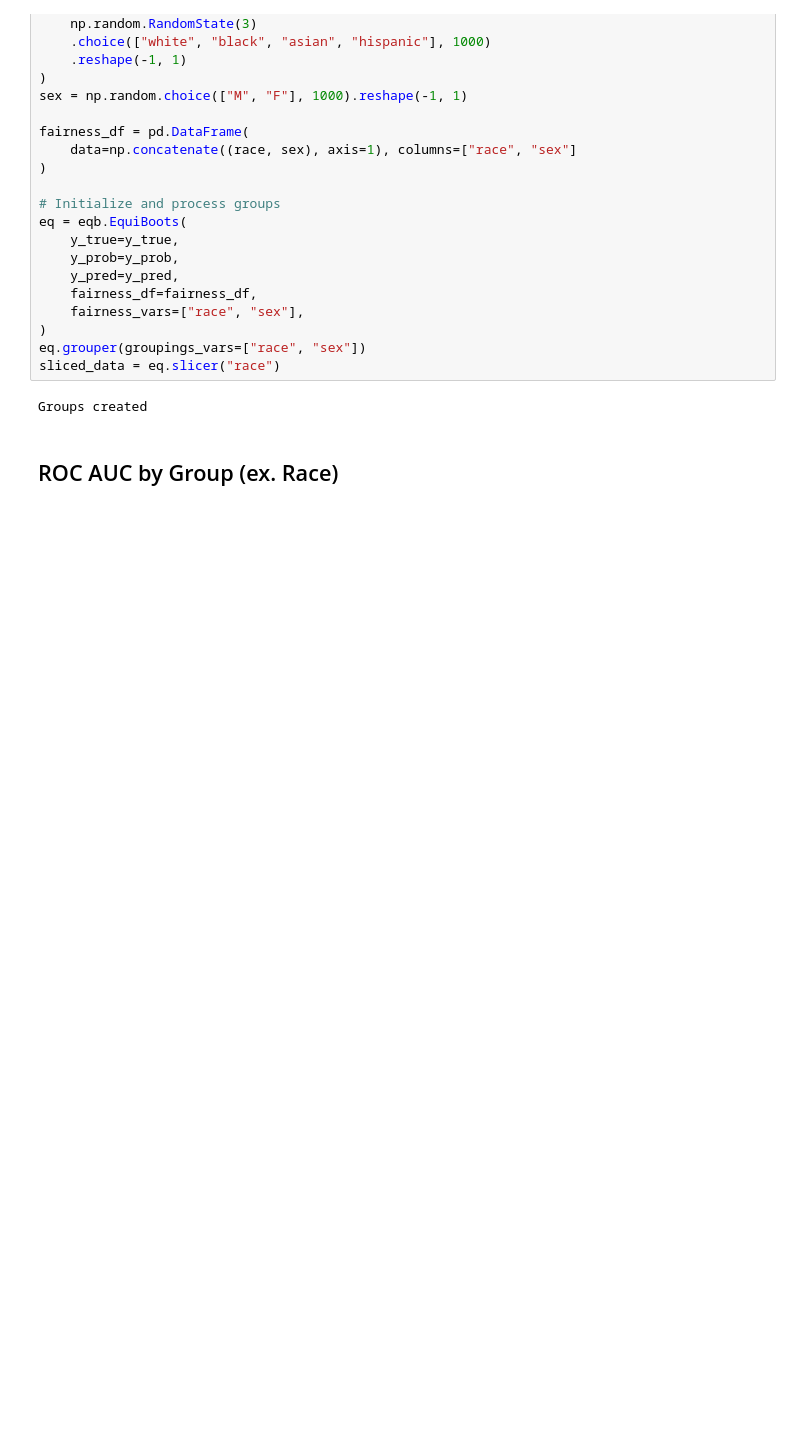
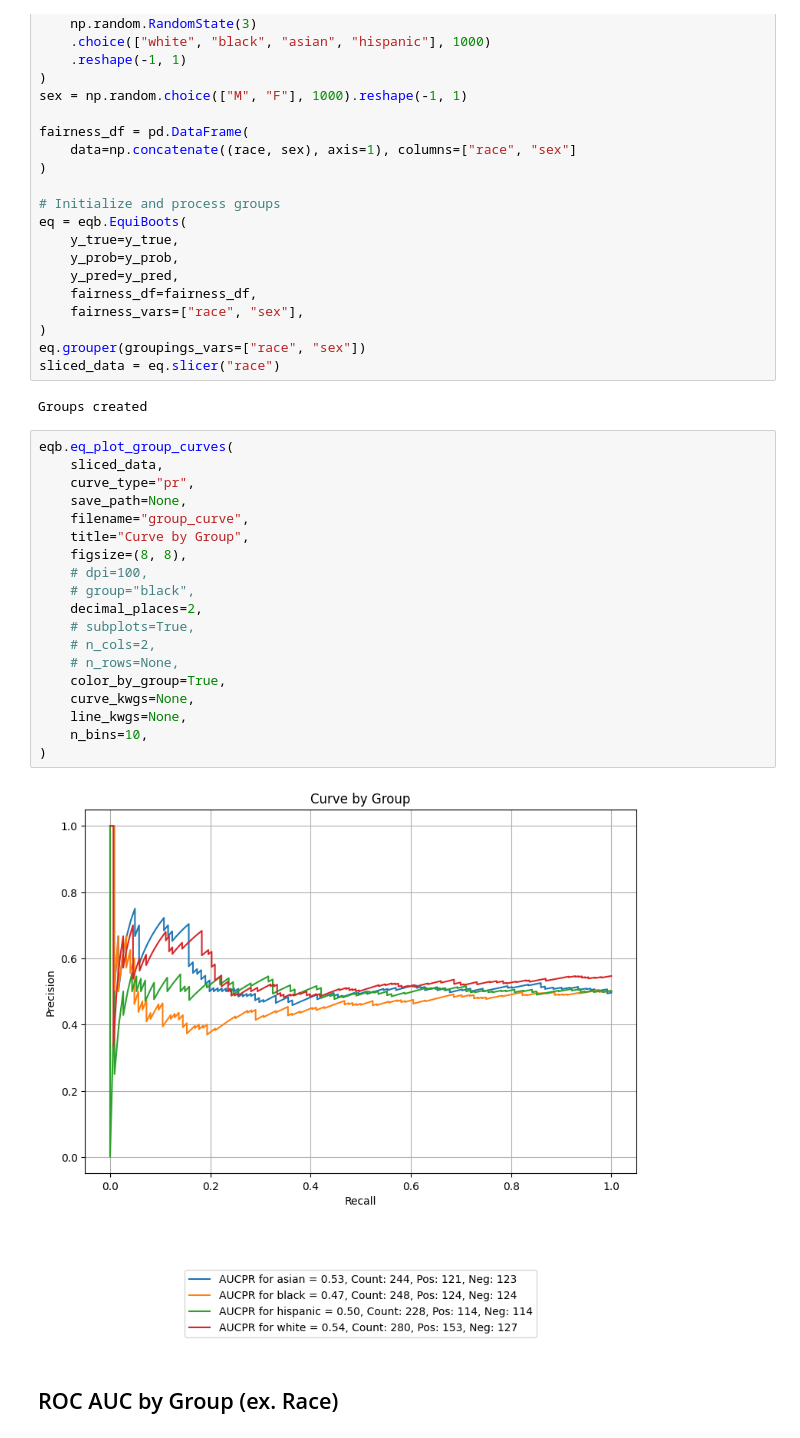
Before and after one commit to uclamii/equiboots, a Jupyter notebook: notebooks/equi_boots_plots.ipynb, the cells around one changed output. Cells and saved outputs as stored; diff of their text form; blank space fills up the shorter version.

```diff
--- a/notebooks/equi_boots_plots.ipynb
+++ b/notebooks/equi_boots_plots.ipynb
@@ -49,6 +49,27 @@ eq.grouper(groupings_vars=["race", "sex"])
 sliced_data = eq.slicer("race")
 # %% [output]
 Groups created
+# %%
+eqb.eq_plot_group_curves(
+    sliced_data,
+    curve_type="pr",
+    save_path=None,
+    filename="group_curve",
+    title="Curve by Group",
+    figsize=(8, 8),
+    # dpi=100,
+    # group="black",
+    decimal_places=2,
+    # subplots=True,
+    # n_cols=2,
+    # n_rows=None,
+    color_by_group=True,
+    curve_kwgs=None,
+    line_kwgs=None,
+    n_bins=10,
+)
+# %% [output]
+[figure, added]
 # %% [markdown]
 ## ROC AUC by Group (ex. Race)
 # %%
```
Also changed, not shown: parts of 10 cells of this notebook, 2 other files.
